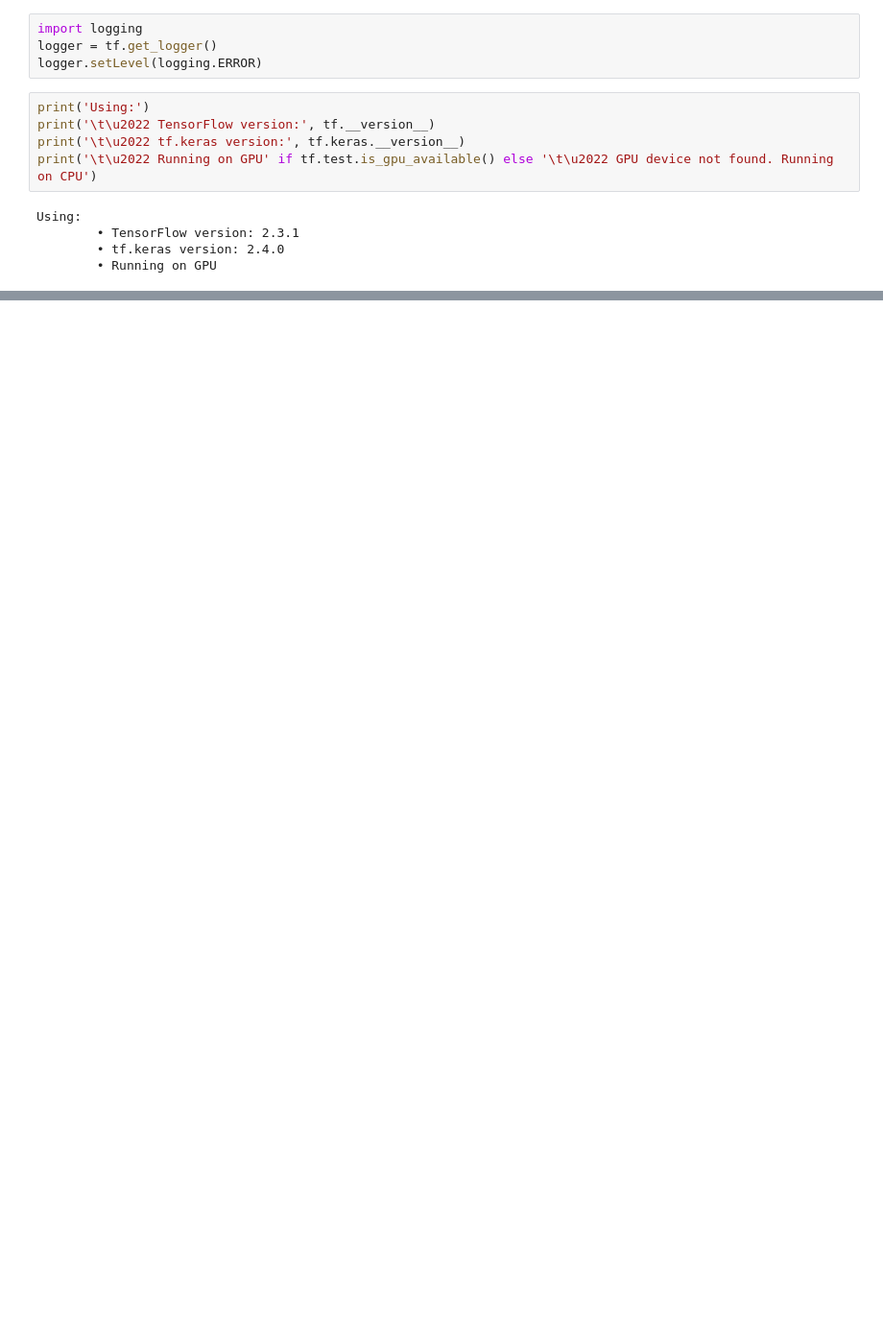
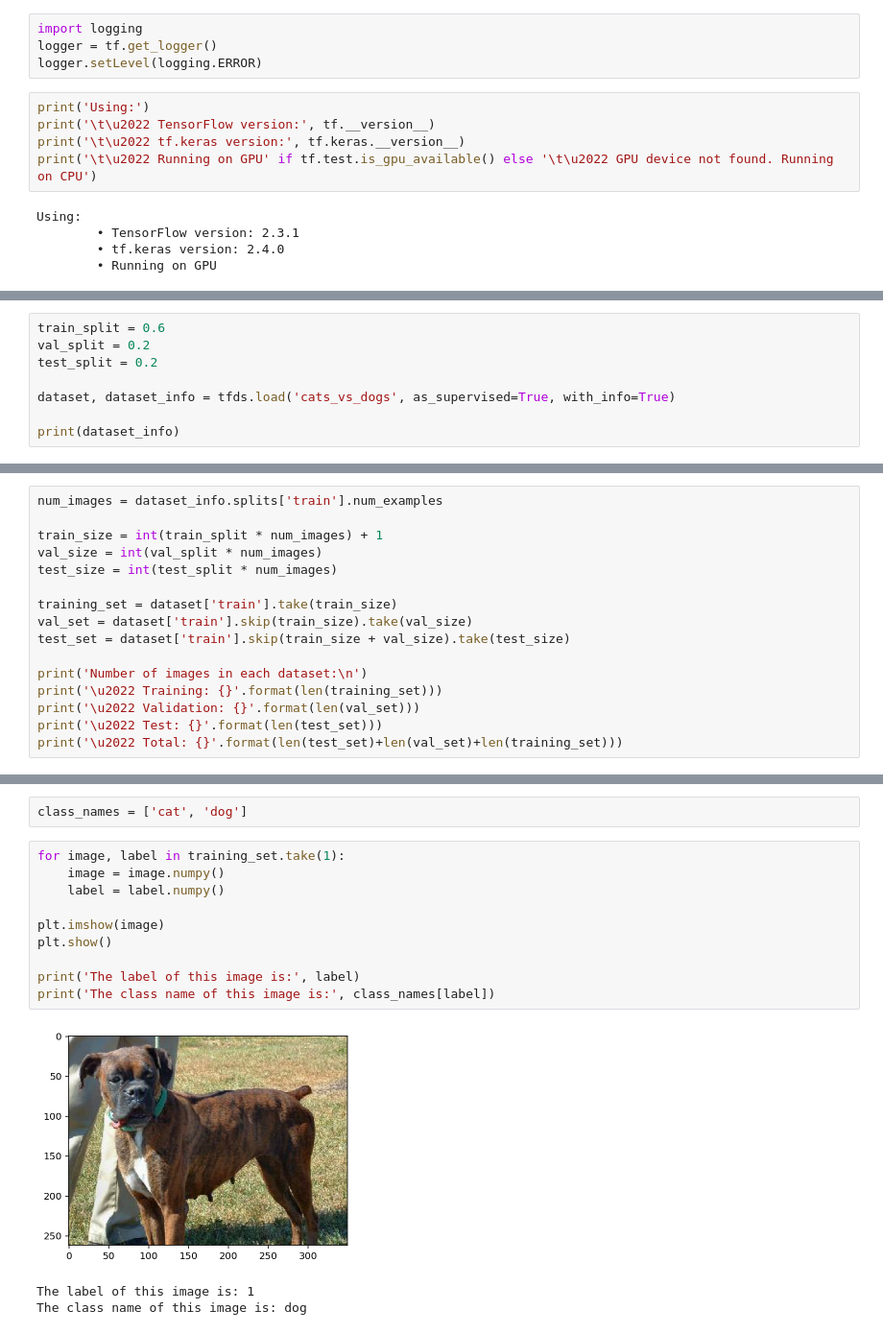
Before and after one commit to ongsterr/ml_tf, a Jupyter notebook: 03_deep_learning/transfer_learning.ipynb, the cells around one changed output, grey strips where cells are left out. Shown at 96% size. Cells and saved outputs as stored; diff of their text form; blank space fills up the shorter version.

```diff
--- a/03_deep_learning/transfer_learning.ipynb
+++ b/03_deep_learning/transfer_learning.ipynb
@@ -39,0 +44,8 @@ Using:
+# %%
+train_split = 0.6
+val_split = 0.2
+test_split = 0.2
+
+dataset, dataset_info = tfds.load('cats_vs_dogs', as_supervised=True, with_info=True)
+
+print(dataset_info)
@@ -39,0 +70,16 @@ Using:
+# %%
+num_images = dataset_info.splits['train'].num_examples
+
+train_size = int(train_split * num_images) + 1
+val_size = int(val_split * num_images)
+test_size = int(test_split * num_images)
+
+training_set = dataset['train'].take(train_size)
+val_set = dataset['train'].skip(train_size).take(val_size)
+test_set = dataset['train'].skip(train_size + val_size).take(test_size)
+
+print('Number of images in each dataset:\n')
+print('\u2022 Training: {}'.format(len(training_set)))
+print('\u2022 Validation: {}'.format(len(val_set)))
+print('\u2022 Test: {}'.format(len(test_set)))
+print('\u2022 Total: {}'.format(len(test_set)+len(val_set)+len(training_set)))
@@ -39,0 +108,16 @@ Using:
+# %%
+class_names = ['cat', 'dog']
+# %%
+for image, label in training_set.take(1):
+    image = image.numpy()
+    label = label.numpy()
+
+plt.imshow(image)
+plt.show()
+
+print('The label of this image is:', label)
+print('The class name of this image is:', class_names[label])
+# %% [output]
+[figure, added]
+The label of this image is: 1
+The class name of this image is: dog
```
Also changed, not shown: parts of 19 cells of this notebook.
